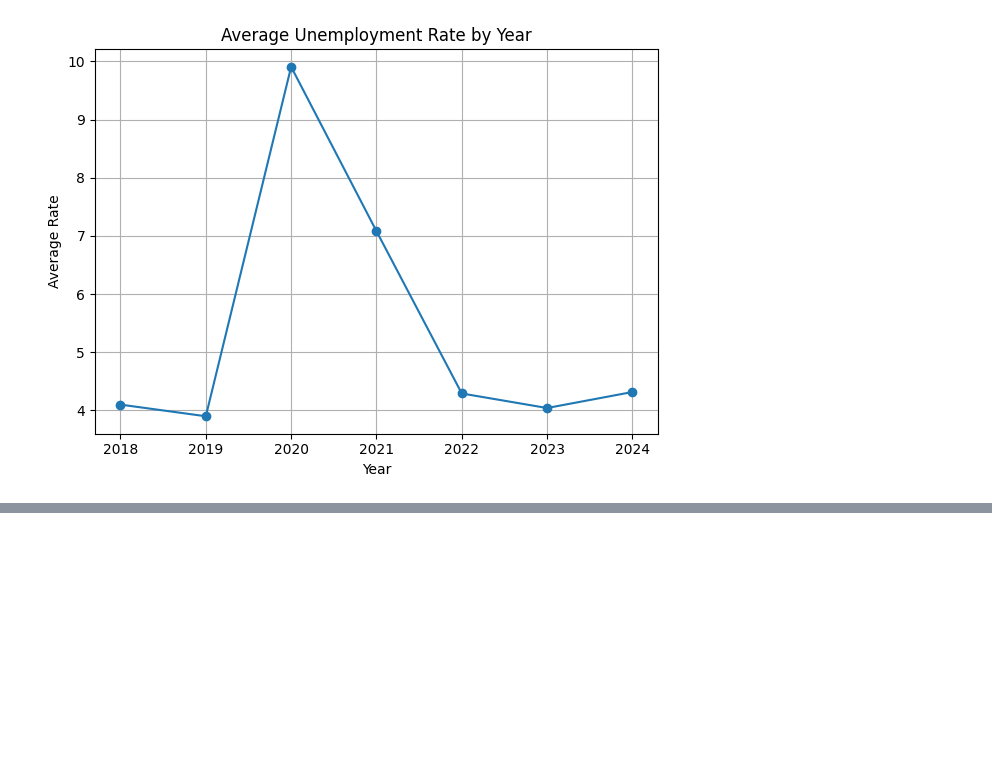
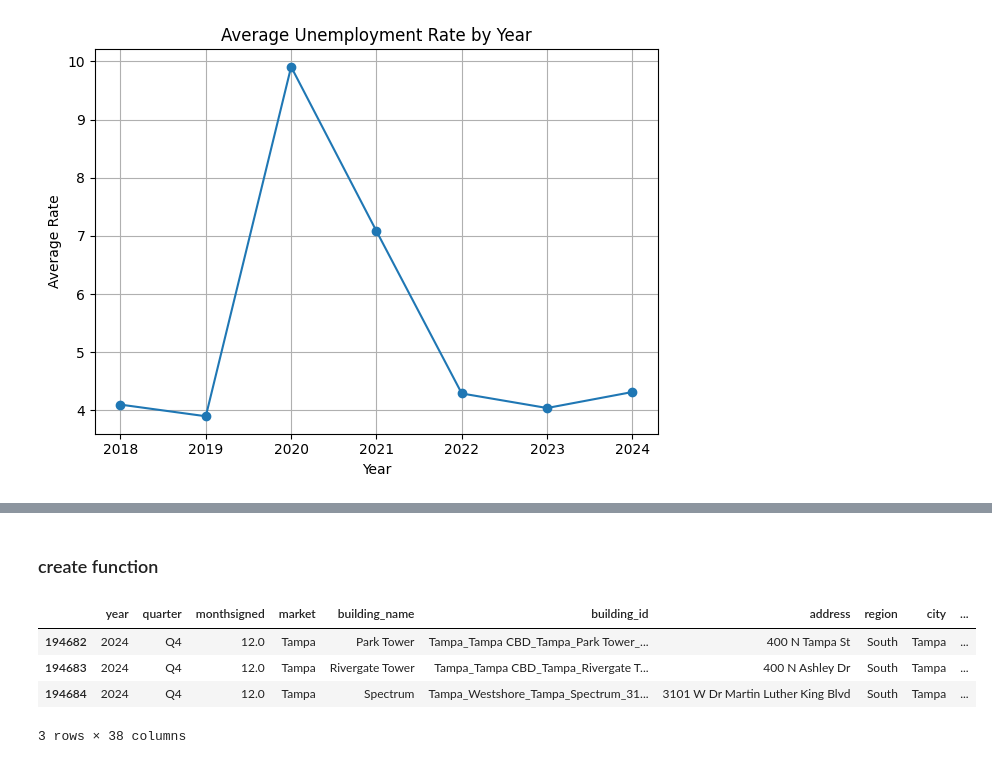
Before and after one commit to nks8566/DataFest-2025, a Jupyter notebook: secondary.ipynb, the cells around one changed output, grey strips where cells are left out. Cells and saved outputs as stored; diff of their text form; code cells hidden in the pictures; blank space fills up the shorter version.

```diff
--- a/secondary.ipynb
+++ b/secondary.ipynb
@@ -36,0 +47,2 @@ chi square growing or not per industry
+# %% [markdown]
+### create function
@@ -36,0 +64,14 @@ chi square growing or not per industry
+# %%
+# calculate go_stay proportion by market
+
+df['go_stay'] = df['transaction_type'].apply(lambda x: 'go' if x in ['New', 'Relocation'] else 'stay')
+df['go_stay'].value_counts()
+
+df['go_proportion'] = df.groupby(['market', 'internal_industry', 'quarter'])['go_stay'].transform(lambda x: (x == "go").mean())
+df.tail(3)
+# %% [output]
+|  | year | quarter | monthsigned | market | building_name | building_id | address | region | city | ... |
+| 194682 | 2024 | Q4 | 12.0 | Tampa | Park Tower | Tampa_Tampa CBD_Tampa_Park Tower_... | 400 N Tampa St | South | Tampa | ... |
+| 194683 | 2024 | Q4 | 12.0 | Tampa | Rivergate Tower | Tampa_Tampa CBD_Tampa_Rivergate T... | 400 N Ashley Dr | South | Tampa | ... |
+| 194684 | 2024 | Q4 | 12.0 | Tampa | Spectrum | Tampa_Westshore_Tampa_Spectrum_31... | 3101 W Dr Martin Luther King Blvd | South | Tampa | ... |
+3 rows × 38 columns
```
Also changed, not shown: parts of 10 cells of this notebook.
